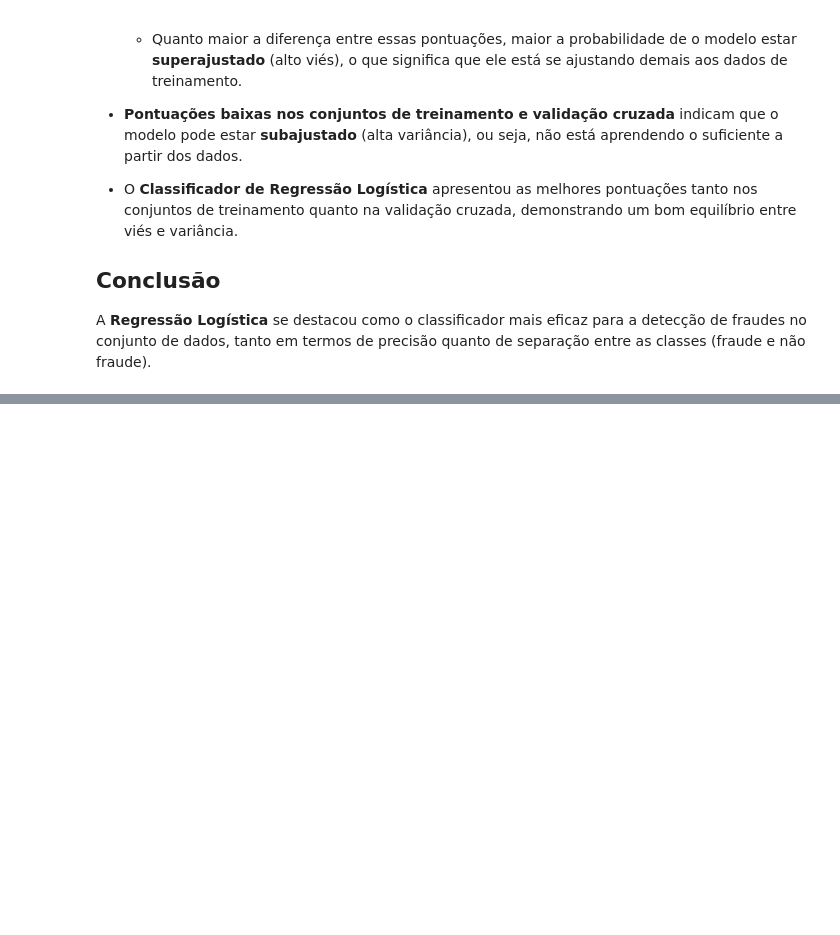
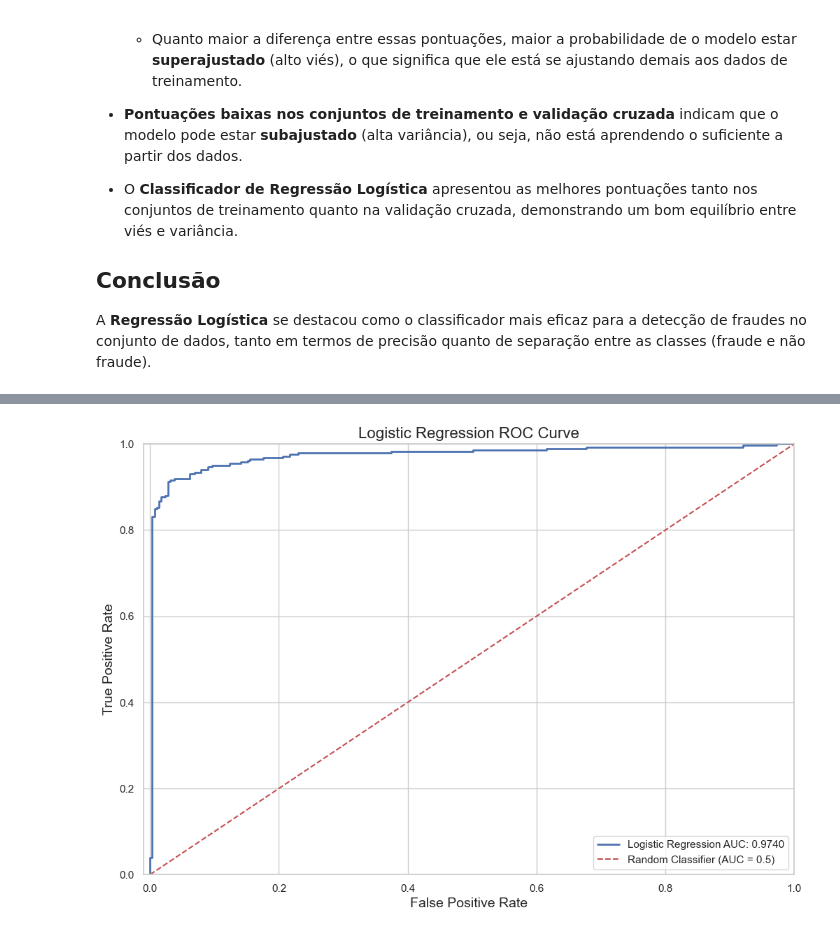
Before and after one commit to HenryCarvalho/Intelligent-Credit-Fraud-Detection-Model, a Jupyter notebook: notebooks/fraude_de_credito.ipynb, the cells around one changed output, grey strips where cells are left out. Cells and saved outputs as stored; diff of their text form; code cells hidden in the pictures; blank space fills up the shorter version.

```diff
--- a/notebooks/fraude_de_credito.ipynb
+++ b/notebooks/fraude_de_credito.ipynb
@@ -1054,0 +1130,47 @@ Decision Tree Classifier:  0.9351767797419971
+# %%
+import matplotlib.pyplot as plt
+from sklearn.metrics import roc_auc_score
+
+def logistic_roc_curve(fpr, tpr, model_name, auc_score):
+    """
+    Função para plotar a curva ROC para o classificador de Regressão Logística.
+
+    Parâmetros:
+    - fpr: False Positive Rate
+    - tpr: True Positive Rate
+    - model_name: Nome do modelo para exibição no gráfico
+    - auc_score: Pontuação AUC para exibir no gráfico
+    """
+    plt.figure(figsize=(12, 8))
+    plt.title(f'{model_name} ROC Curve', fontsize=16)
+
+    # Plotando a curva ROC
+    plt.plot(fpr, tpr, 'b-', label=f'{model_name} AUC: {auc_score:.4f}', linewidth=2)
+
+    # Linha de referência (classificador aleatório)
+    plt.plot([0, 1], [0, 1], 'r--', label="Random Classifier (AUC = 0.5)")
+
+    # Definindo os rótulos dos eixos
+    plt.xlabel('False Positive Rate', fontsize=14)
+    plt.ylabel('True Positive Rate', fontsize=14)
+
+    # Definindo os limites do gráfico
+    plt.axis([-0.01, 1, 0, 1])
+
+    # Adicionando a legenda
+    plt.legend(loc="lower right")
+
+    # Exibindo o gráfico
+    plt.grid(True)
+
+# Exemplo de uso
+# Calculando a AUC
+auc_score = roc_auc_score(y_train, log_reg_pred)
+
+# Chamando a função para plotar a curva ROC
+logistic_roc_curve(log_fpr, log_tpr, 'Logistic Regression', auc_score)
+
+# Exibindo o gráfico
+plt.show()
+# %% [output]
+[figure, added]
```
Also changed, not shown: parts of 24 cells of this notebook.
